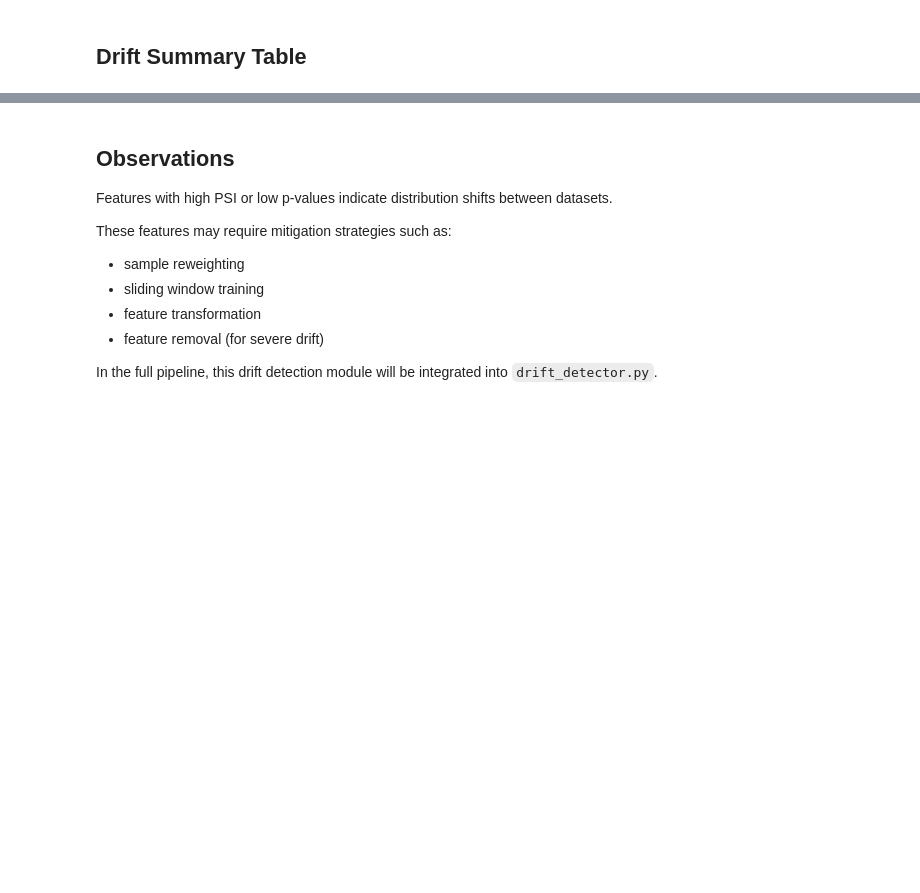
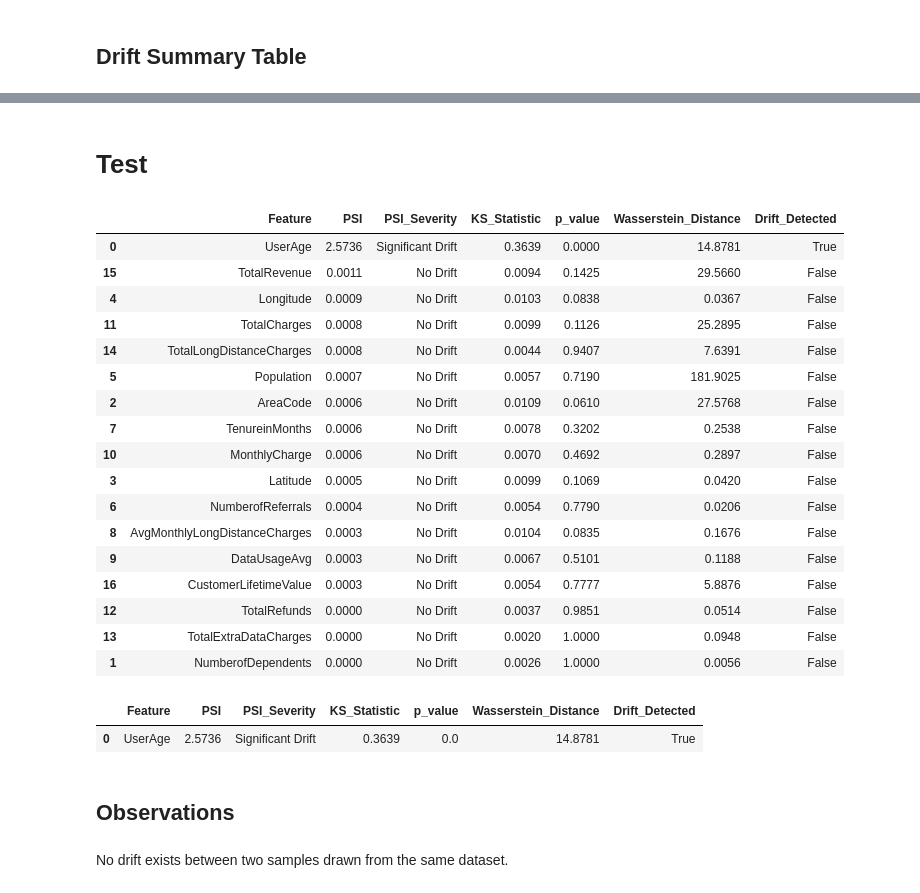
Before and after one commit to AbarnaRajarethinam/bobionics-naisc-2026-adaptive-drift, a Jupyter notebook: notebooks/Numerical Feature Drift Detection.ipynb, the cells around one changed output, grey strips where cells are left out. Drawn from its saved outputs; the diff is of its cells as text; code cells hidden in the pictures; blank space fills up the shorter version.

Commit message:
created numerical feature drift

```diff
--- a/notebooks/Categorical Feature Drift Detection Using PSI and Chi-Square Tests.ipynb
+++ b/notebooks/Numerical Feature Drift Detection.ipynb
@@ -245,13 +252,65 @@ drift_results[drift_results["Drift_Detected"] == True]
-# %% [markdown]
-## Observations
-
-Features with high PSI or low p-values indicate distribution shifts between datasets.
-
-These features may require mitigation strategies such as:
-
-- sample reweighting
-- sliding window training
-- feature transformation
-- feature removal (for severe drift)
-
-In the full pipeline, this drift detection module will be integrated into `drift_detector.py`.
+# %% [markdown]
+# Test
+# %%
+test_part_drift = test_part.copy()
+
+test_part_drift["UserAge"] = test_part_drift["UserAge"] + 15
+# %%
+results = []
+
+for col in numerical_cols:
+
+    psi = calculate_psi(train_part[col], test_part_drift[col])
+
+    ks_stat, p_value = ks_test(train_part[col], test_part_drift[col])
+
+    wasserstein = wasserstein_distance(
+        train_part[col].dropna(),
+        test_part_drift[col].dropna()
+    )
+
+    severity = classify_psi(psi)
+
+    drift_flag = (psi > 0.25) or (p_value < 0.05)
+
+    results.append({
+        "Feature": col,
+        "PSI": round(psi, 4),
+        "PSI_Severity": severity,
+        "KS_Statistic": round(ks_stat, 4),
+        "p_value": round(p_value, 4),
+        "Wasserstein_Distance": round(wasserstein, 4),
+        "Drift_Detected": drift_flag
+    })
+# %%
+drift_results = pd.DataFrame(results)
+
+drift_results.sort_values("PSI", ascending=False)
+# %% [output]
+|  | Feature | PSI | PSI_Severity | KS_Statistic | p_value | Wasserstein_Distance | Drift_Detected |
+| 0 | UserAge | 2.5736 | Significant Drift | 0.3639 | 0.0000 | 14.8781 | True |
+| 15 | TotalRevenue | 0.0011 | No Drift | 0.0094 | 0.1425 | 29.5660 | False |
+| 4 | Longitude | 0.0009 | No Drift | 0.0103 | 0.0838 | 0.0367 | False |
+| 11 | TotalCharges | 0.0008 | No Drift | 0.0099 | 0.1126 | 25.2895 | False |
+| 14 | TotalLongDistanceCharges | 0.0008 | No Drift | 0.0044 | 0.9407 | 7.6391 | False |
+| 5 | Population | 0.0007 | No Drift | 0.0057 | 0.7190 | 181.9025 | False |
+| 2 | AreaCode | 0.0006 | No Drift | 0.0109 | 0.0610 | 27.5768 | False |
+| 7 | TenureinMonths | 0.0006 | No Drift | 0.0078 | 0.3202 | 0.2538 | False |
+| 10 | MonthlyCharge | 0.0006 | No Drift | 0.0070 | 0.4692 | 0.2897 | False |
+| 3 | Latitude | 0.0005 | No Drift | 0.0099 | 0.1069 | 0.0420 | False |
+| 6 | NumberofReferrals | 0.0004 | No Drift | 0.0054 | 0.7790 | 0.0206 | False |
+| 8 | AvgMonthlyLongDistanceCharges | 0.0003 | No Drift | 0.0104 | 0.0835 | 0.1676 | False |
+| 9 | DataUsageAvg | 0.0003 | No Drift | 0.0067 | 0.5101 | 0.1188 | False |
+| 16 | CustomerLifetimeValue | 0.0003 | No Drift | 0.0054 | 0.7777 | 5.8876 | False |
+| 12 | TotalRefunds | 0.0000 | No Drift | 0.0037 | 0.9851 | 0.0514 | False |
+| 13 | TotalExtraDataCharges | 0.0000 | No Drift | 0.0020 | 1.0000 | 0.0948 | False |
+| 1 | NumberofDependents | 0.0000 | No Drift | 0.0026 | 1.0000 | 0.0056 | False |
+# %%
+drift_results[drift_results["Drift_Detected"] == True]
+# %% [output]
+|  | Feature | PSI | PSI_Severity | KS_Statistic | p_value | Wasserstein_Distance | Drift_Detected |
+| 0 | UserAge | 2.5736 | Significant Drift | 0.3639 | 0.0 | 14.8781 | True |
+# %% [markdown]
+## Observations
+# %% [markdown]
+No drift exists between two samples drawn from the same dataset.
```
Also changed, not shown: parts of 22 cells of this notebook.
